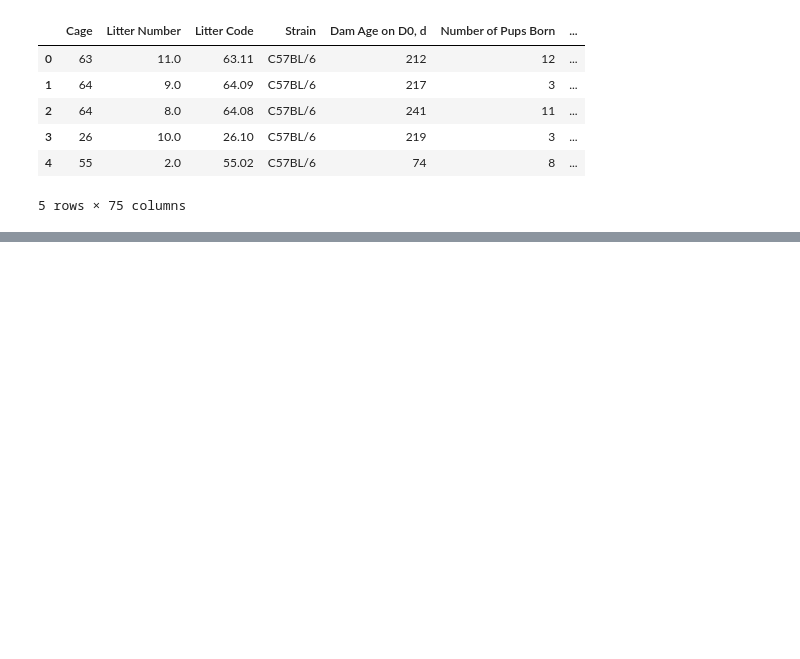
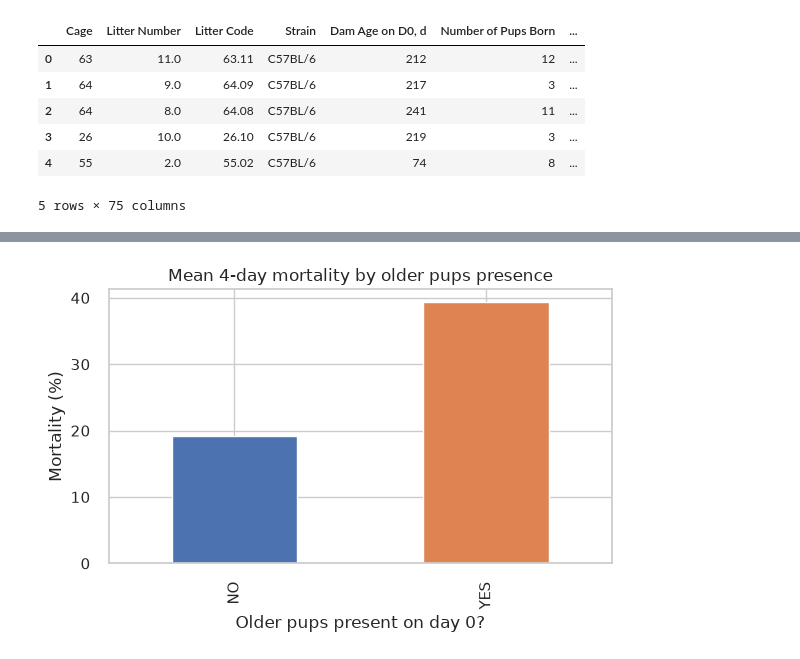
Before and after one commit to smarinovich/scif3000-analysis, a Jupyter notebook: figshare_analysis.ipynb, the cells around one changed output, grey strips where cells are left out. Cells and saved outputs as stored; diff of their text form; code cells hidden in the pictures; blank space fills up the shorter version.

```diff
--- a/figshare_analysis.ipynb
+++ b/figshare_analysis.ipynb
@@ -63 +65,34 @@ We can use the above data set to generate the following relations of:
 -
+# %%
+mort = mort.copy()
+mort.columns = [str(col).strip() for col in mort.columns]
+
+numeric_cols = [
+    'Dam Age on D0, d',
+    'Number of Pups Born',
+    'Total Number of Pups Found Dead or Missing within day 4 post-partum',
+    'Mortality four days post-partum, %',
+    'Pre-weaning mortality (at day 21 post-partum), %',
+    'Total Number of Pups Weaned',
+    'Age Older Pups, d',
+    'Number Older Pups',
+    'Room Mean Temperature on Day 0, C',
+    'Nest Score on Day 0, based on Hess 2008',
+    'Mean Cage T on D0, C',
+    'Mean Cage Light Intensity on D0, LX',
+    'Mean Acceleration on the Cage Height Direction on D0, G',
+    'Mean Acceleration on the Cage Width Direction on D0, G',
+    'Mean Acceleration on the Cage Length Direction on D0, G',
+    'Number of Motion Events',
+    'Average Duration of Motion Events, s',
+    'Total Duration of Motion Events, s',
+]
+
+for col in numeric_cols:
+    if col in mort.columns:
+        mort[col] = pd.to_numeric(mort[col], errors='coerce')
+
+print('Dataset shape:', mort.shape)
+print('Unique strains:', mort['Strain'].dropna().unique())
+print('Older pups present counts:\n', mort['Older Pups Were Present on Day 0?'].value_counts(dropna=False))
+print('Season counts:\n', mort['Day 0 Season'].value_counts(dropna=False))
@@ -63,0 +194,12 @@ We can use the above data set to generate the following relations of:
+# %%
+# Plot 1: mortality by older pups presence
+older_plot = mort.groupby('Older Pups Were Present on Day 0?')['Mortality four days post-partum, %'].mean()
+plt.figure(figsize=(6, 4))
+older_plot.plot(kind='bar', color=['#4C72B0', '#DD8452'])
+plt.title('Mean 4-day mortality by older pups presence')
+plt.ylabel('Mortality (%)')
+plt.xlabel('Older pups present on day 0?')
+plt.tight_layout()
+plt.show()
+# %% [output]
+[figure, added]
```
Also changed, not shown: parts of 7 cells of this notebook.
